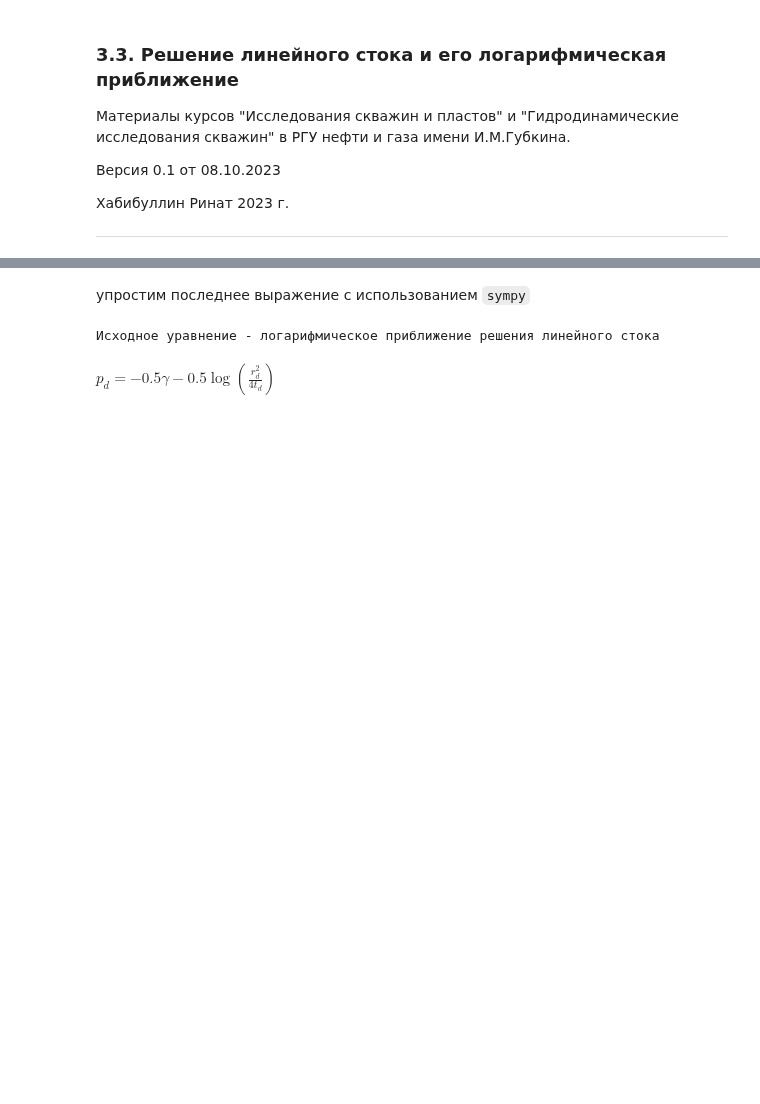
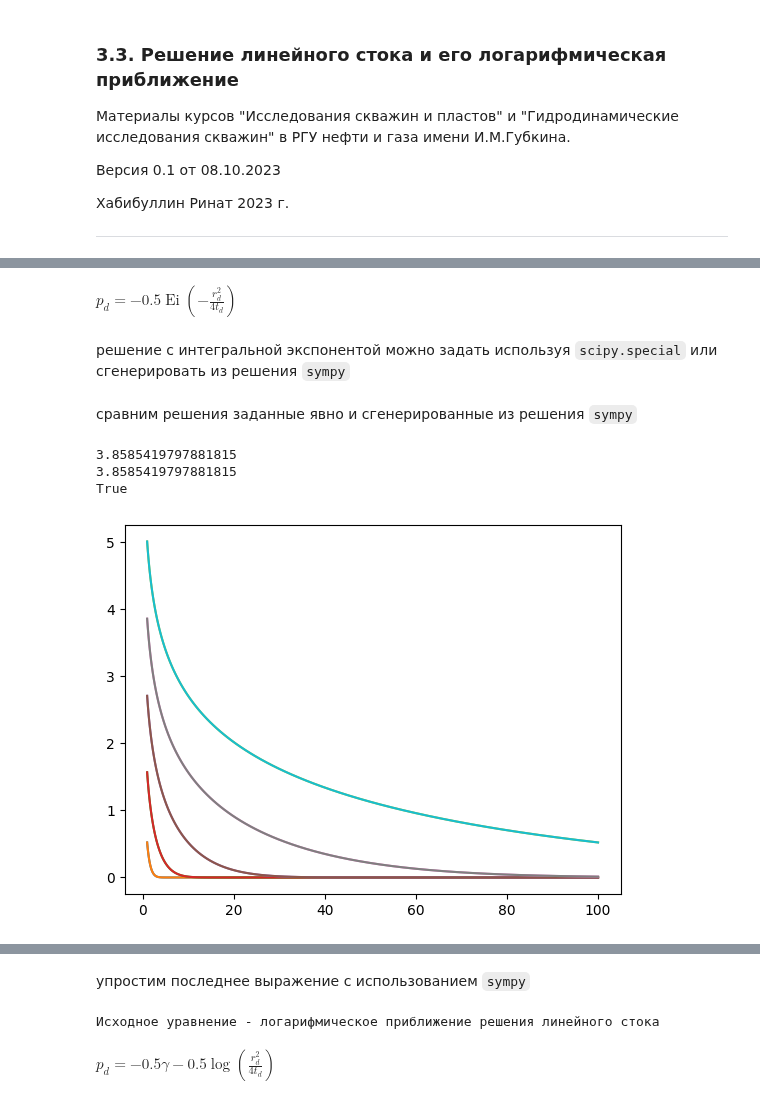
Before and after one commit to khabibullinra/welltest_examples, a Jupyter notebook: examples/03_03_line_source_solution_log_approximation.ipynb, the cells around one changed output, grey strips where cells are left out. Drawn from its saved outputs; the diff is of its cells as text; code cells hidden in the pictures; blank space fills up the shorter version.

```diff
--- a/examples/03_03_line_source_solution_log_approximation.ipynb
+++ b/examples/03_03_line_source_solution_log_approximation.ipynb
@@ -22,0 +51,12 @@ import scipy.special as sc
+# %%
+# объявим символьные переменные
+r_d, p_d, t_d, gamma = sp.symbols('r_d p_d t_d gamma')
+r, p, t, q, b, mu, phi, ct, k, h, p_i, s, r_w = sp.symbols('r p t q b mu phi ct k h p_i s r_w')
+# %%
+# зададим исходное уравнение
+eq1 = sp.Eq(p_d, -1/2*sp.Ei(-r_d**2/4 / t_d))
+eq1
+# %% [output]
+$\displaystyle p_{d} = - 0.5 \operatorname{Ei}{\left(- \frac{r_{d}^{2}}{4 t_{d}} \right)}$
+# %% [markdown]
+решение с интегральной экспонентой можно задать используя `scipy.special` или сгенерировать из решения `sympy`
@@ -22,0 +72,19 @@ import scipy.special as sc
+# %%
+pd_ei_ = sp.lambdify([t_d, r_d],eq1.rhs, modules=["scipy","numpy"])
+# %% [markdown]
+сравним решения заданные явно и сгенерированные из решения `sympy`
+# %%
+print(pd_ei(1000,1))
+print(pd_ei_(1000,1))
+print(pd_ei(1000,1)==pd_ei_(1000,1))
+# %% [output]
+3.8585419797881815
+3.8585419797881815
+True
+# %%
+rd_arr = np.logspace(0,2,100)
+for td in [1, 10, 100, 1000, 10000]:
+    plt.plot(rd_arr, pd_ei_(td, rd_arr))
+    plt.plot(rd_arr, pd_ei(td, rd_arr))
+# %% [output]
+[figure, added]
```
Also changed, not shown: parts of 39 cells of this notebook, 9 other files.
